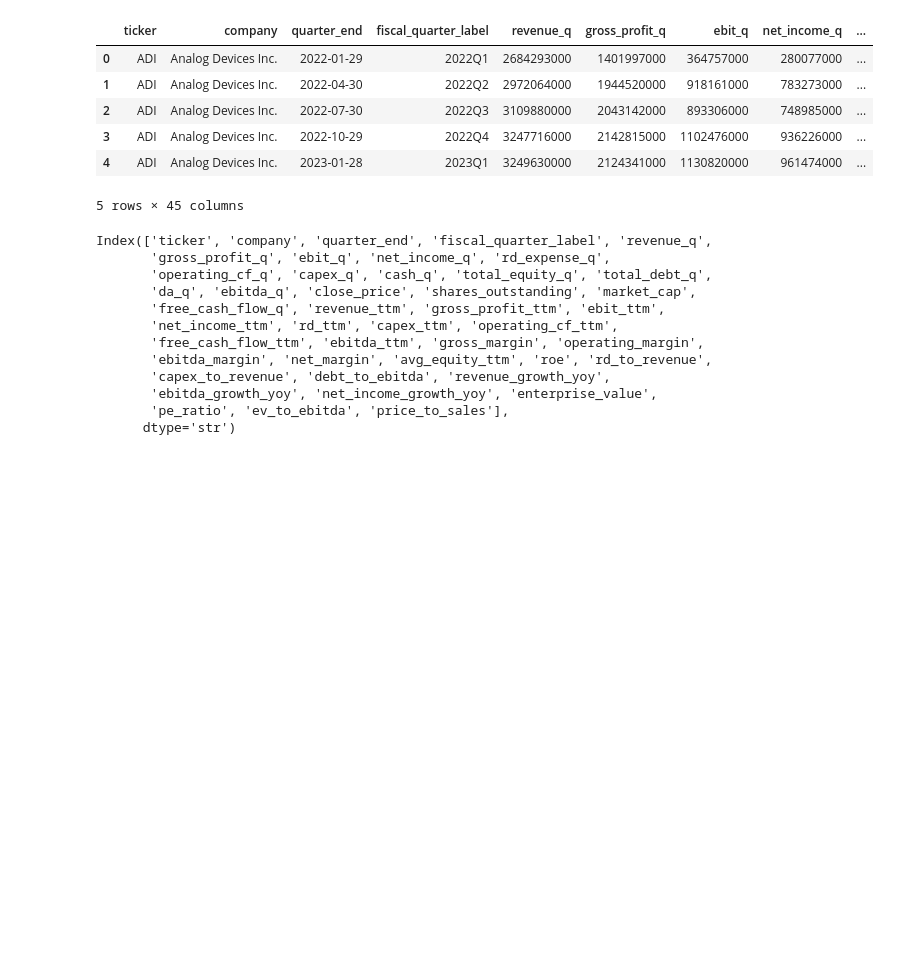
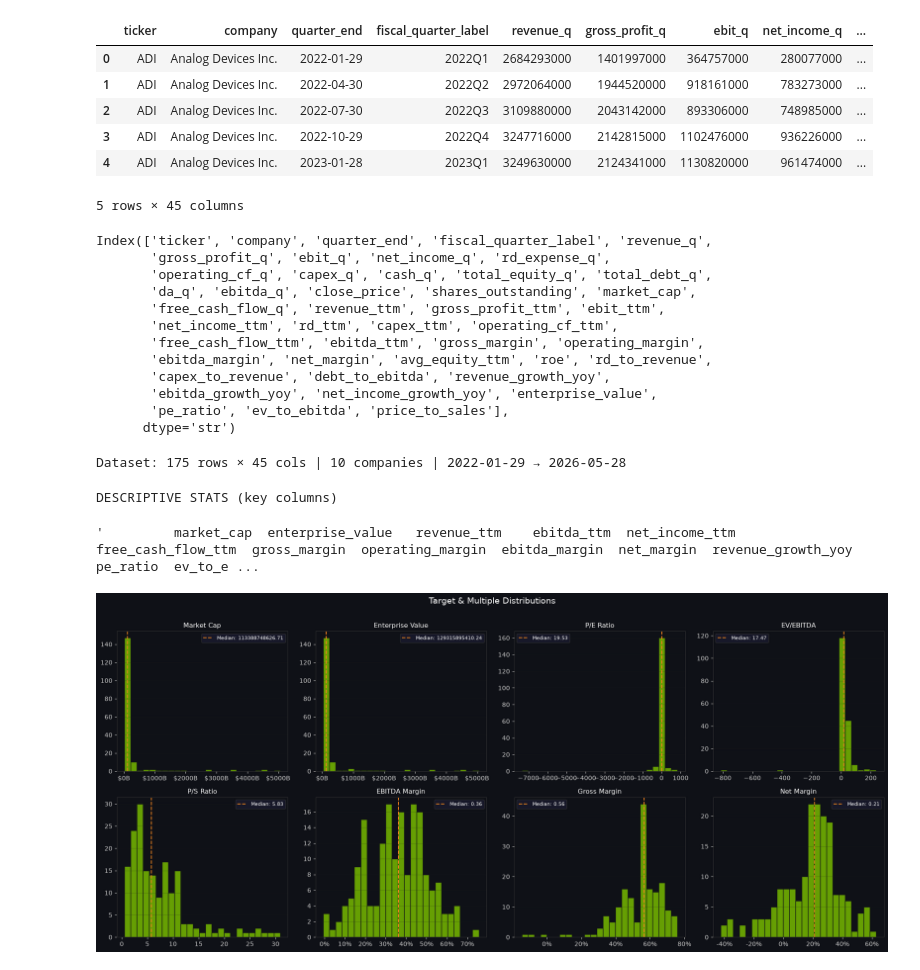
Before and after one commit to irene-fafian/semiconductor-forecasting, a Jupyter notebook: notebooks/basic_EDA.ipynb, the cells around one changed output. Saved outputs shown, nothing was run; the diff lists cells and outputs as text; code cells hidden in the pictures; blank space fills up the shorter version.

```diff
--- a/notebooks/basic_EDA.ipynb
+++ b/notebooks/basic_EDA.ipynb
@@ -31,3 +78,52 @@ Index(['ticker', 'company', 'quarter_end', 'fiscal_quarter_label', 'revenue_q',
        'ebitda_growth_yoy', 'net_income_growth_yoy', 'enterprise_value',
        'pe_ratio', 'ev_to_ebitda', 'price_to_sales'],
       dtype='str')
+# %%
+df['quarter_end'] = pd.to_datetime(df['quarter_end'])
+df = df.sort_values(['ticker', 'quarter_end']).reset_index(drop=True)
+
+tickers = sorted(df['ticker'].unique())
+palette  = [TICKER_COLORS[t] for t in tickers]
+n_tickers = len(tickers)
+
+print(f"Dataset: {df.shape[0]} rows × {df.shape[1]} cols | {n_tickers} companies | "
+      f"{df['quarter_end'].min().date()} → {df['quarter_end'].max().date()}")
+# %% [output]
+Dataset: 175 rows × 45 cols | 10 companies | 2022-01-29 → 2026-05-28
+# %%
+print("DESCRIPTIVE STATS (key columns)")
+key_cols = ['market_cap','enterprise_value','revenue_ttm','ebitda_ttm',
+            'net_income_ttm','free_cash_flow_ttm','gross_margin',
+            'operating_margin','ebitda_margin','net_margin',
+            'revenue_growth_yoy','pe_ratio','ev_to_ebitda','price_to_sales']
+display(df[key_cols].describe().round(2).to_string())
+# %% [output]
+DESCRIPTIVE STATS (key columns)
+'         market_cap  enterprise_value   revenue_ttm    ebitda_ttm  net_income_ttm  free_cash_flow_ttm  gross_margin  operating_margin  ebitda_margin  net_margin  revenue_growth_yoy  pe_ratio  ev_to_e ...
+# %%
+# distribution of target variables
+fig, axes = plt.subplots(2, 4, figsize=(18, 8))
+fig.suptitle('Target & Multiple Distributions', fontsize=14, y=1.01)
+targets = [
+    ('market_cap',      'Market Cap',      billions),
+    ('enterprise_value','Enterprise Value', billions),
+    ('pe_ratio',        'P/E Ratio',        None),
+    ('ev_to_ebitda',    'EV/EBITDA',        None),
+    ('price_to_sales',  'P/S Ratio',        None),
+    ('ebitda_margin',   'EBITDA Margin',    lambda x,_: f'{x:.0%}'),
+    ('gross_margin',    'Gross Margin',     lambda x,_: f'{x:.0%}'),
+    ('net_margin',      'Net Margin',       lambda x,_: f'{x:.0%}'),]
+
+for ax, (col, label, fmt) in zip(axes.flat, targets):
+    data = df[col].dropna()
+    ax.hist(data, bins=25, color='#76b900', edgecolor='#0f1117', alpha=0.85)
+    ax.axvline(data.median(), color='#f5821f', lw=1.5, ls='--', label=f'Median: {data.median():.2f}')
+    ax.set_title(label, fontsize=11)
+    if fmt: ax.xaxis.set_major_formatter(mticker.FuncFormatter(fmt))
+    ax.legend(fontsize=8)
+    ax.grid(axis='y', alpha=0.4)
+plt.tight_layout()
+save(fig, '01_distributions')
+plt.show()
+# %% [output]
+[figure, added]
```
Also changed, not shown: parts of 41 cells of this notebook, 40 other files.
